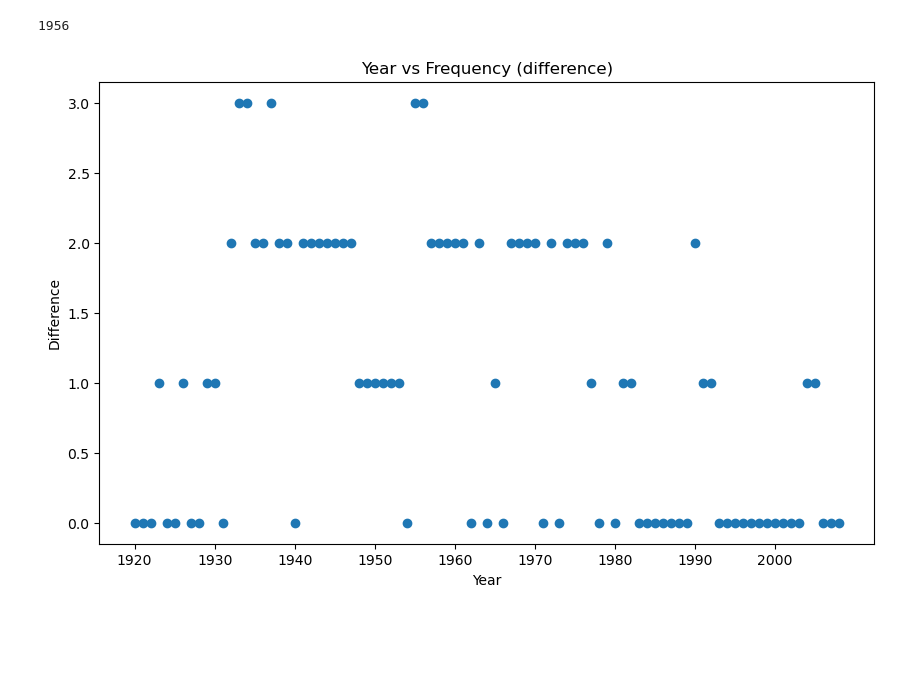
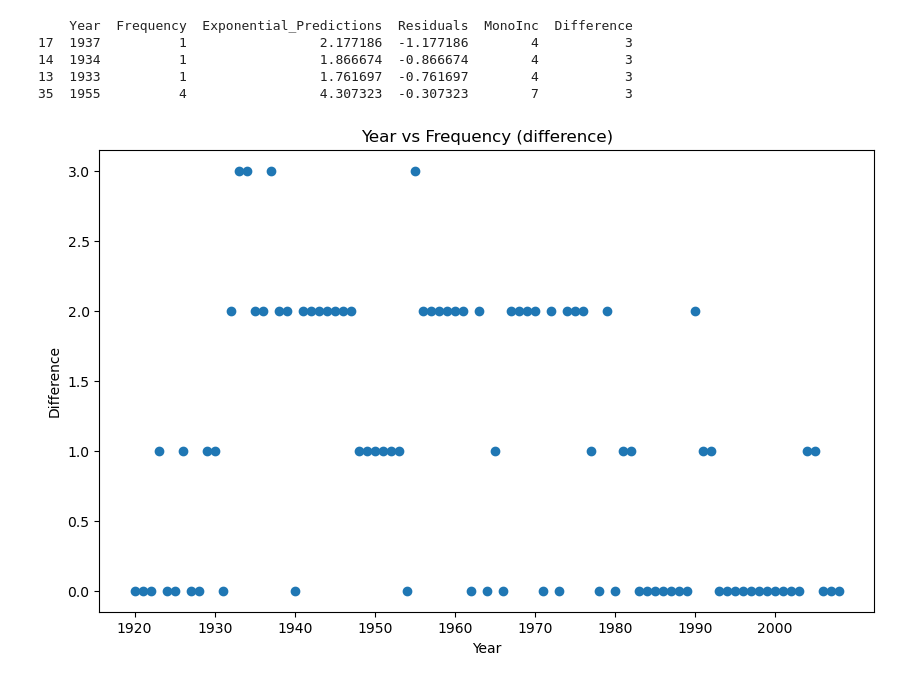
Before and after one commit to SpicyMcSpice1938/Depraved-Selection, a Jupyter notebook: method2.ipynb, the cells around one changed output. Drawn from its saved outputs; the diff is of its cells as text; code cells hidden in the pictures; blank space fills up the shorter version.

```diff
--- a/method2.ipynb
+++ b/method2.ipynb
@@ -8,2 +5,2 @@ max_year = 2008
 # %%
-df = pd.read_csv("watched.csv")
+freq = pd.read_csv("polyreg.csv")
@@ -58,5 +17,5 @@ print(year_frequency)
 # %%
-mono_increase = year_frequency.copy()
+mono_increase = freq.copy()
 # %%
 # loop through mono_increase['Year] and reassign the frequency to the maximum frequency seen so far
 for i in range(1, len(mono_increase)):
@@ -72,0 +50,8 @@ plt.show()
+# %%
+# in mono_inc, for every year, calculate the difference between the frequency and the frequency in freq
+
+diff = mono_increase['Frequency'] - freq['Frequency']
+# add diff to monoinc
+freq['MonoInc'] = mono_increase['Frequency']
+freq['Difference'] = diff
+freq.head()
@@ -96,17 +90,32 @@ print(sum(diff_df['Diff']))
 # %%
-max_diff = diff_df['Diff'].max()
-random_year = diff_df[diff_df['Diff'] == max_diff].sample(1)
-print(random_year['Year'].values[0])
+# max_diff = diff_df['Diff'].max()
+# random_year = diff_df[diff_df['Diff'] == max_diff].sample(1)
+# print(random_year['Year'].values[0])
+max_diff = freq['Difference'].max()
+# sort the max_diff by smallest 'Residuals'
+next_batch = freq[freq['Difference'] == max_diff].sort_values(by='Residuals').head(5)
+print(next_batch)
 # %% [output]
-1956
+    Year  Frequency  Exponential_Predictions  Residuals  MonoInc  Difference
+17  1937          1                 2.177186  -1.177186        4           3
+14  1934          1                 1.866674  -0.866674        4           3
+13  1933          1                 1.761697  -0.761697        4           3
+35  1955          4                 4.307323  -0.307323        7           3
 # %%
-# plot the difference
+# # plot the difference
+# plt.figure(figsize=(10, 6))
+# plt.scatter(diff_df['Year'], diff_df['Diff'])
+# plt.title('Year vs Frequency (difference)')
+# plt.xlabel('Year')
+# plt.ylabel('Difference')
+# plt.xticks(np.arange(min_year, max_year+1, 10))
+# plt.show()
 plt.figure(figsize=(10, 6))
-plt.scatter(diff_df['Year'], diff_df['Diff'])
+plt.scatter(freq['Year'], freq['Difference'])
 plt.title('Year vs Frequency (difference)')
 plt.xlabel('Year')
 plt.ylabel('Difference')
-plt.xticks(np.arange(min_year, max_year+1, 10))
+plt.xticks(np.arange(freq['Year'].min(), freq['Year'].max(), 10))
 plt.show()
 # %% [output]
-[figure, old version]
+[figure, new version]
```
Also changed, not shown: parts of 9 cells of this notebook, 3 other files.
